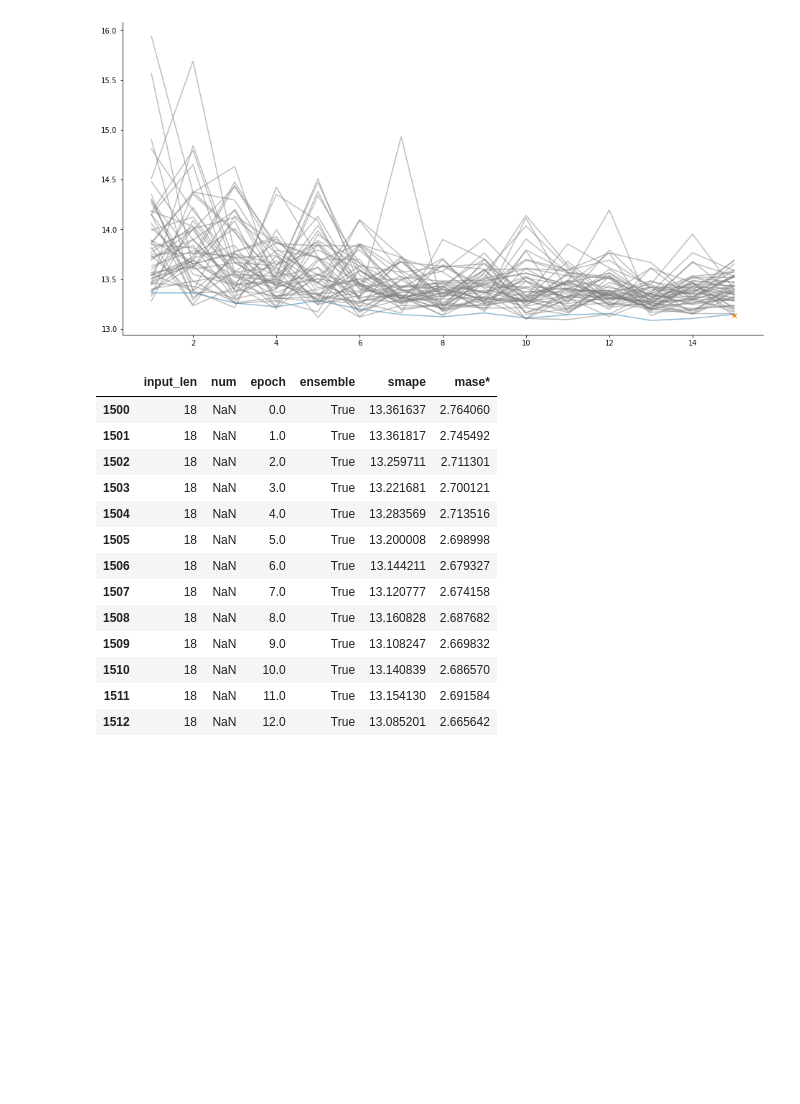
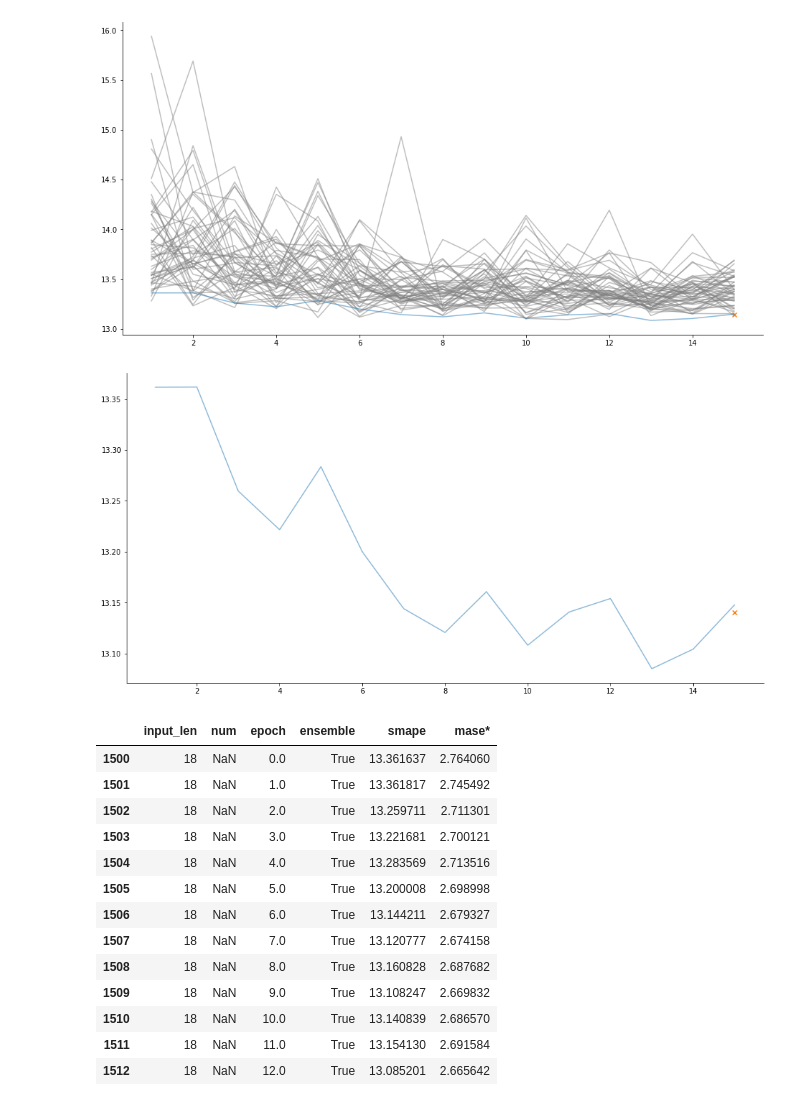
Before and after one commit to djib2011/forecasting-augmentation, a Jupyter notebook: experimentation/benchmark_all_windows.ipynb, the cells around one changed output. Saved outputs shown, nothing was run; the diff lists cells and outputs as text; code cells hidden in the pictures; blank space fills up the shorter version.

```diff
--- a/experimentation/benchmark_all_windows.ipynb
+++ b/experimentation/benchmark_all_windows.ipynb
@@ -13,18 +13,20 @@ import training
 # %%
 df_all = pd.read_csv('../reports/benchmark_all_windows/results.csv')
 # %%
+emax = int(df_all['epoch'].max())
+
 plt.figure(figsize=(16, 8))
 
 ax = plt.subplot(111)
 for n in sorted(df_all['num'].unique()):
-    if n != n:
+    if not n >= 0:
         continue
     tmp = df_all[df_all['num'] == n]
     base = tmp[~tmp['ensemble']].dropna()
-    ax.plot(range(1, 16), base['smape'], c='0.5', alpha=0.5)
+    ax.plot(range(1, emax+1), base['smape'], c='0.5', alpha=0.5)
     ens = tmp[tmp['ensemble']].dropna()
-    ax.plot(range(1, 16), ens['smape'], c='C0', alpha=0.5)
-    ax.scatter([15], list(df_all[df_all['epoch'].isna()]['smape']), c='C1', marker='x')
+    ax.plot(range(1, emax+1), ens['smape'], c='C0', alpha=0.5)
+    ax.scatter([emax], list(df_all[(df_all['epoch'].isna()) & (df_all['num'].isna())]['smape']), c='C1', marker='x')
     ax.spines['right'].set_visible(False)
     ax.spines['top'].set_visible(False)
 # %% [output]
@@ -48,6 +50,16 @@ ax.spines['right'].set_visible(False)
 ax.spines['top'].set_visible(False)
 # %% [output]
 [figure]
+# %%
+plt.figure(figsize=(16, 8))
+
+ax = plt.subplot(111)
+ax.plot(range(1, emax+1), ens['smape'], c='C0', alpha=0.5)
+ax.scatter([emax], list(df_all[df_all['num'] < 0]['smape']), c='C1', marker='x')
+ax.spines['right'].set_visible(False)
+ax.spines['top'].set_visible(False)
+# %% [output]
+[figure, added]
 # %%
 ens
 # %% [output]
```
Also changed, not shown: parts of 1 cell of this notebook, 3 other files.
